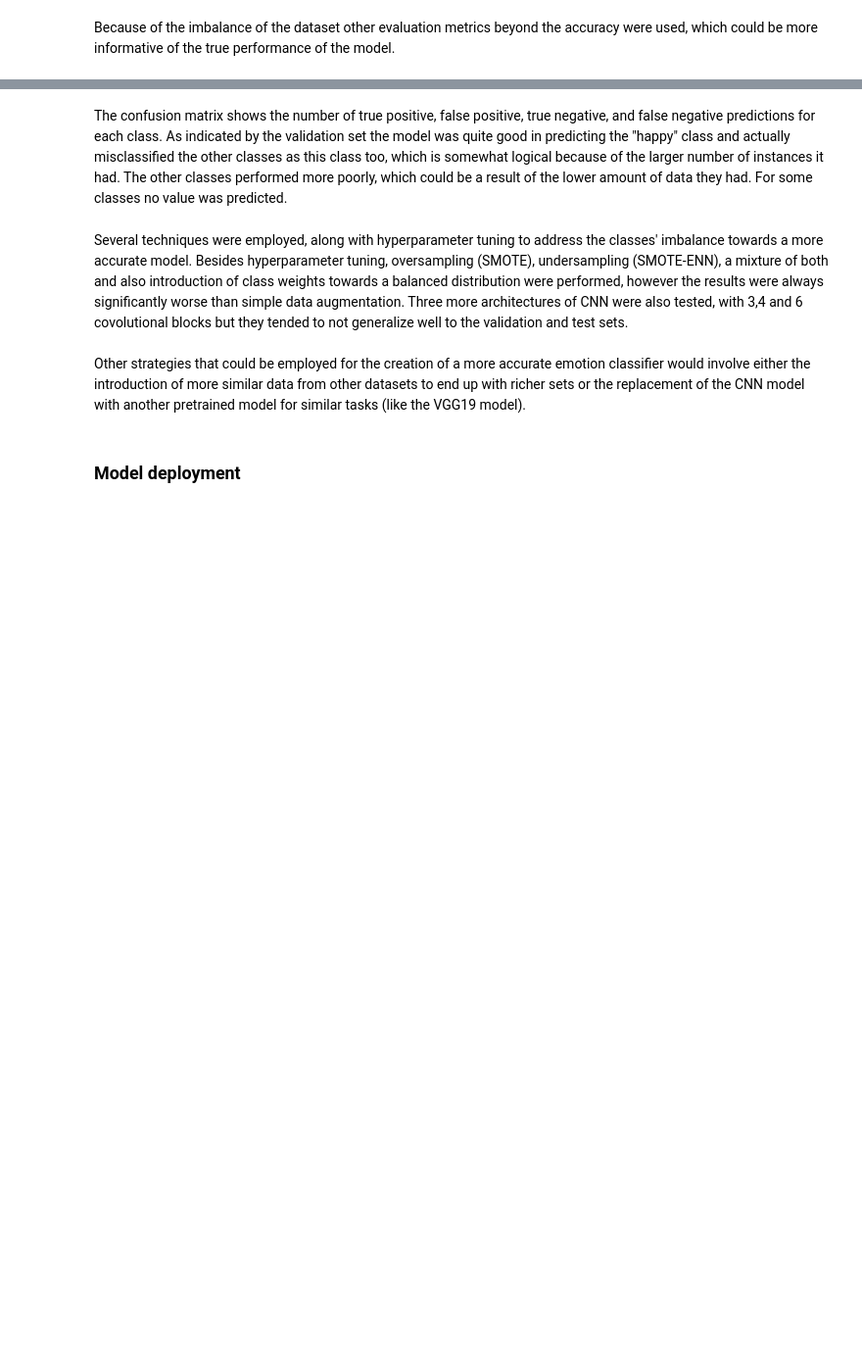
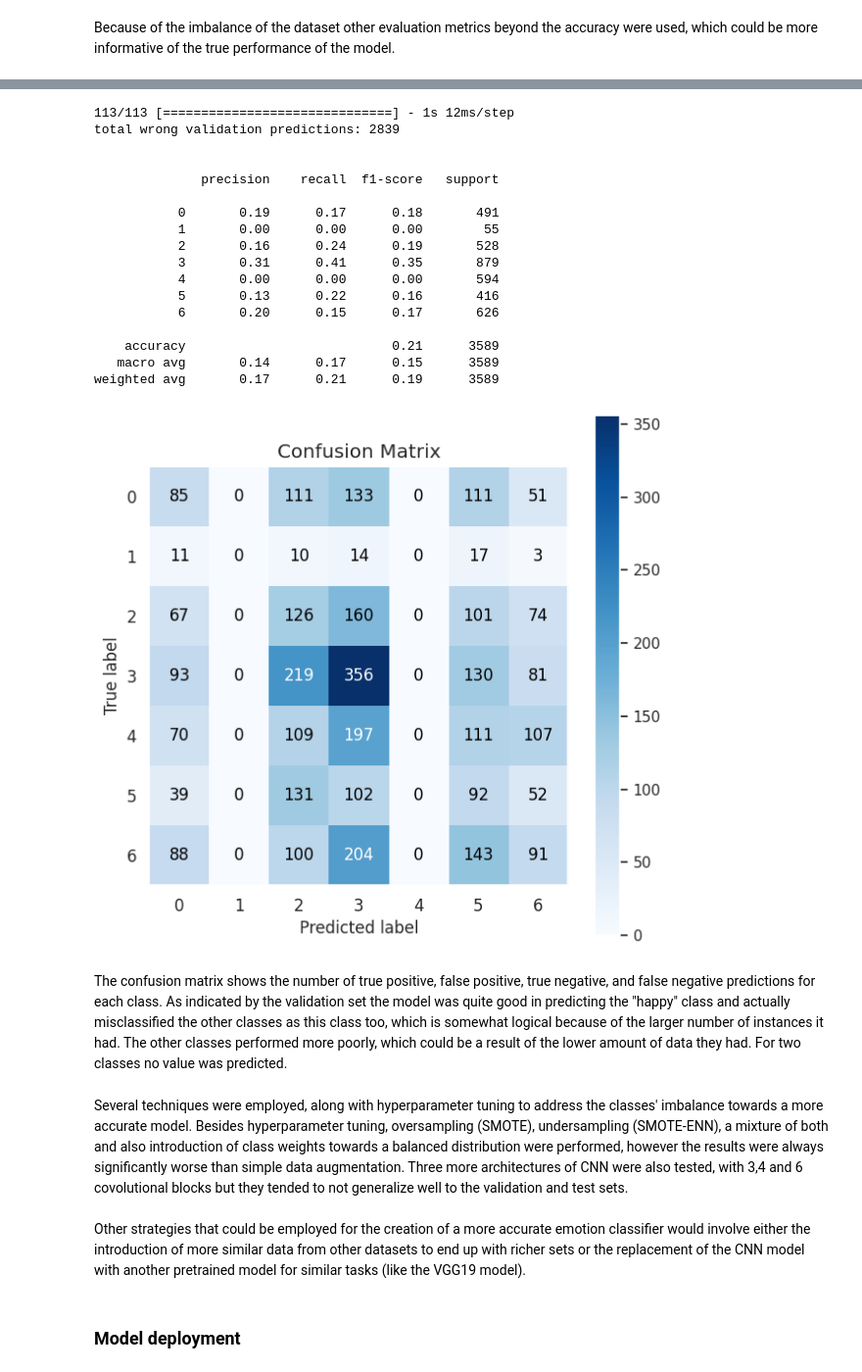
Before and after one commit to gntoulaveris/face-emotion-recognition, a Jupyter notebook: face_emotion_recognition.ipynb, the cells around one changed output, grey strips where cells are left out. Shown at 98% size. Cells and saved outputs as stored; diff of their text form; code cells hidden in the pictures; blank space fills up the shorter version.

```diff
--- a/face_emotion_recognition.ipynb
+++ b/face_emotion_recognition.ipynb
@@ -471,5 +471,31 @@ weighted avg       0.11      0.23      0.11      3589
+# %%
+yhat_test = np.argmax(model.predict(X_test), axis=1)
+skplt.metrics.plot_confusion_matrix(np.argmax(y_test, axis=1), yhat_test, figsize=(7,7))
+#pyplot.savefig("confusion_matrix_dcnn.png")
+
+print(f'total wrong validation predictions: {np.sum(np.argmax(y_test, axis=1) != yhat_test)}\n\n')
+print(classification_report(np.argmax(y_test, axis=1), yhat_test))
+# %% [output]
+113/113 [==============================] - 1s 12ms/step
+total wrong validation predictions: 2839
+
+
+              precision    recall  f1-score   support
+
+           0       0.19      0.17      0.18       491
+           1       0.00      0.00      0.00        55
+           2       0.16      0.24      0.19       528
+           3       0.31      0.41      0.35       879
+           4       0.00      0.00      0.00       594
+           5       0.13      0.22      0.16       416
+           6       0.20      0.15      0.17       626
+
+    accuracy                           0.21      3589
+   macro avg       0.14      0.17      0.15      3589
+weighted avg       0.17      0.21      0.19      3589
+[figure, added]
 # %% [markdown]
-The confusion matrix shows the number of true positive, false positive, true negative, and false negative predictions for each class. As indicated by the validation set the model was quite good in predicting the "happy" class and actually misclassified the other classes as this class too, which is somewhat logical because of the larger number of instances it had. The other classes performed more poorly, which could be a result of the lower amount of data they had. For some classes no value was predicted.
+The confusion matrix shows the number of true positive, false positive, true negative, and false negative predictions for each class. As indicated by the validation set the model was quite good in predicting the "happy" class and actually misclassified the other classes as this class too, which is somewhat logical because of the larger number of instances it had. The other classes performed more poorly, which could be a result of the lower amount of data they had. For two classes no value was predicted.
 # %% [markdown]
 Several techniques were employed, along with hyperparameter tuning to address the classes' imbalance towards a more accurate model. Besides hyperparameter tuning, oversampling (SMOTE), undersampling (SMOTE-ENN), a mixture of both and also introduction of class weights towards a balanced distribution were performed, however the results were always significantly worse than simple data augmentation. Three more architectures of CNN were also tested, with 3,4 and 6 covolutional blocks but they tended to not generalize well to the validation and test sets.
  \
```
Also changed, not shown: parts of 10 cells of this notebook.
